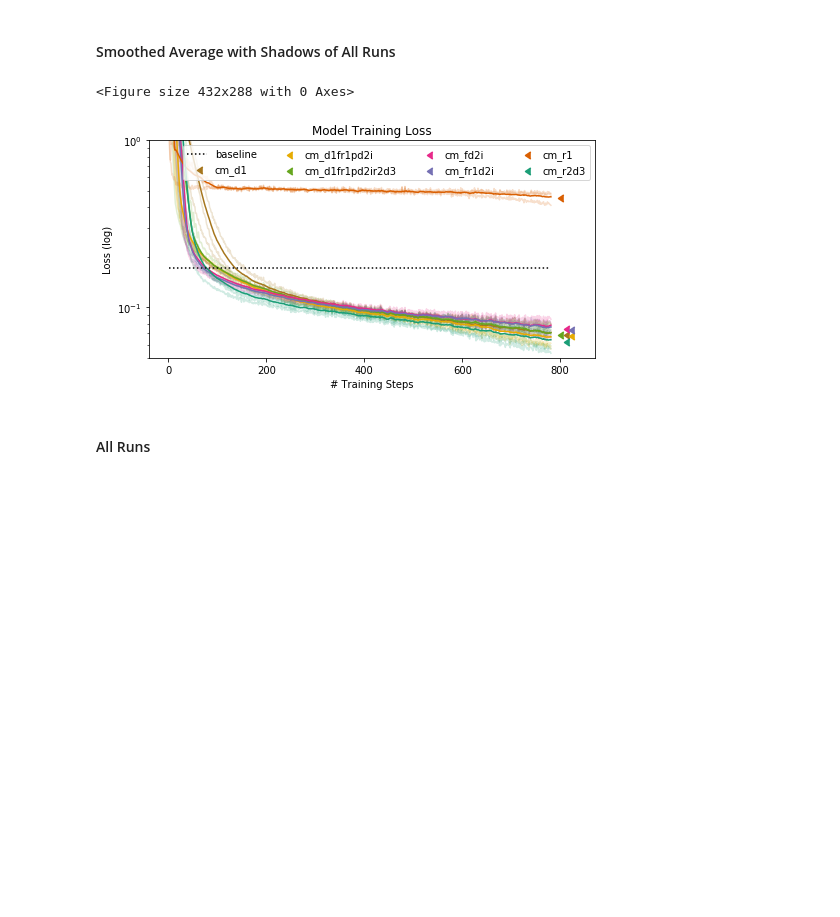
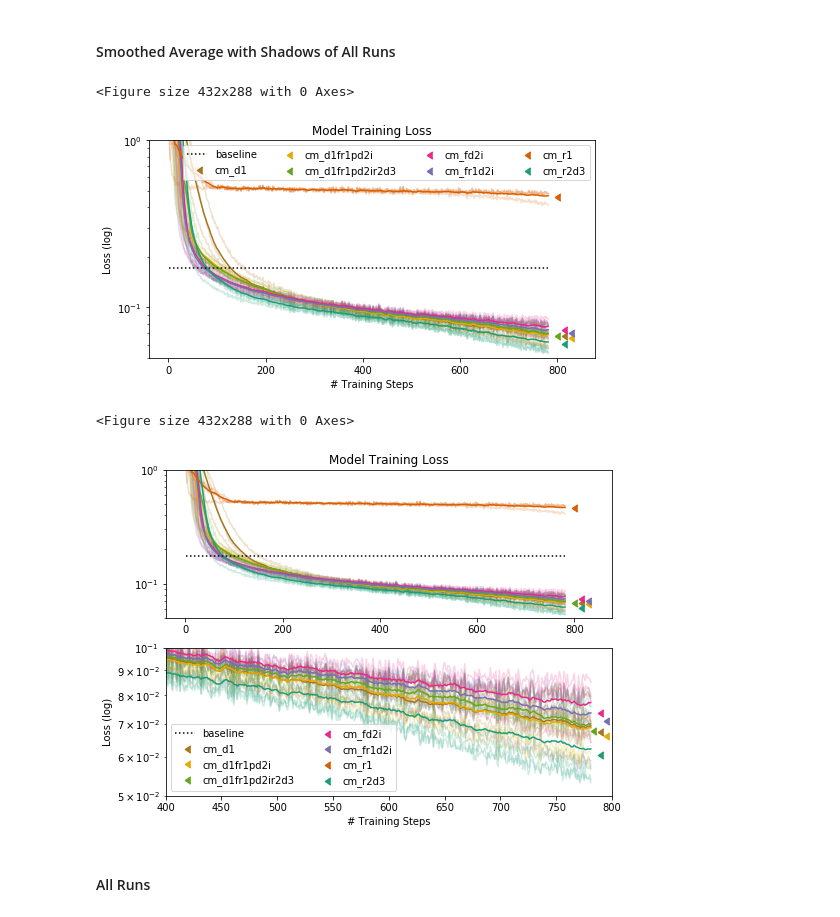
Before and after one commit to heidimhurst/oxdiss, a Jupyter notebook: processing/Processing (plots).ipynb, the cells around one changed output. Cells and saved outputs as stored; diff of their text form; code cells hidden in the pictures; blank space fills up the shorter version.

```diff
--- a/processing/Processing (plots).ipynb
+++ b/processing/Processing (plots).ipynb
@@ -238,7 +266,7 @@ plt.semilogy(list(range(1,781)),[baseline_cm(120)]*780, ':', color="black",label
 i = 1
 for ind, result in mean_results.iterrows():
     # todo: plot the rolling mean here
-    plt.scatter(795 + 12*(i%3),result["mean_loss"],
+    plt.scatter(795 + 15*(i%3),result["mean_loss"],
                 color=color_map[ind], label=ind, s=pt_size, marker=4)
     i += 1
 
@@ -254,7 +282,67 @@ plt.savefig("figures/average_performance.png", dpi=300)
 plt.show()
 # %% [output]
 <Figure size 432x288 with 0 Axes>
-[figure, old version]
+[figure, new version]
+# %%
+# plot all results (light) with average overlays (dark)
+plt.clf()
+fig = plt.subplots(2,1,figsize=(figwidth,0.75*figwidth))
+
+
+plt.subplot(211)
+# plot all runs (very light)
+for ind, row in all_results.iterrows():
+    plt.semilogy(list(range(1,782)), row["loss"],
+                 color=color_map[row["name"]], alpha = 0.2)
+
+# plot average of runs (dark)
+for ind, row in mean_results.iterrows():
+    plt.semilogy(list(range(1,782)), pd.rolling_mean(row["loss"], window), color=color_map[row["name"]])
+
+plt.semilogy(list(range(1,781)),[baseline_cm(120)]*780, ':', color="black",label="baseline")
+
+# add endpoints
+i = 1
+for ind, result in mean_results.iterrows():
+    # todo: plot the rolling mean here
+    plt.scatter(795 + 15*(i%3),result["mean_loss"],
+                color=color_map[ind], label=ind, s=pt_size, marker=4)
+    i += 1
+plt.ylim([0.5*1e-1, 1e0])
+plt.title("Model Training Loss")
+
+plt.subplot(212)
+# plot all runs (very light)
+for ind, row in all_results.iterrows():
+    plt.semilogy(list(range(1,782)), row["loss"],
+                 color=color_map[row["name"]], alpha = 0.2)
+
+# plot average of runs (dark)
+for ind, row in mean_results.iterrows():
+    plt.semilogy(list(range(1,782)), pd.rolling_mean(row["loss"], window), color=color_map[row["name"]])
+
+plt.semilogy(list(range(1,781)),[baseline_cm(120)]*780, ':', color="black",label="baseline")
+
+# add endpoints
+i = 1
+for ind, result in mean_results.iterrows():
+    # todo: plot the rolling mean here
+    plt.scatter(781 + 6*(i%3),result["mean_loss"],
+                color=color_map[ind], label=ind, s=pt_size, marker=4)
+    i += 1
+plt.ylim([5*1e-2,0.1])
+
+plt.legend(ncol=2)
+plt.ylabel("Loss (log)")
+plt.xlabel("# Training Steps")
+plt.xlim([400,800])
+
+plt.savefig("figures/average_performance_subfigs.png", dpi=300)
+
+plt.show()
+# %% [output]
+<Figure size 432x288 with 0 Axes>
+[figure, added]
 # %% [markdown]
 #### All Runs
 # %%
```
Also changed, not shown: parts of 8 cells of this notebook, 1 other file.
